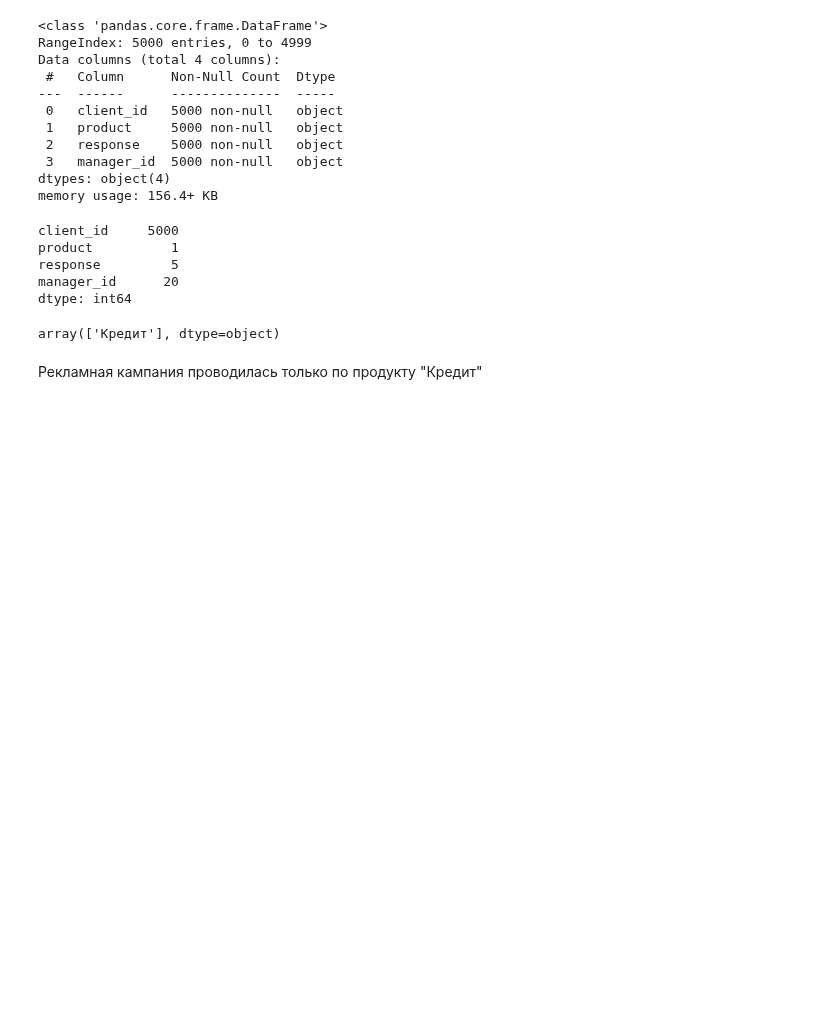
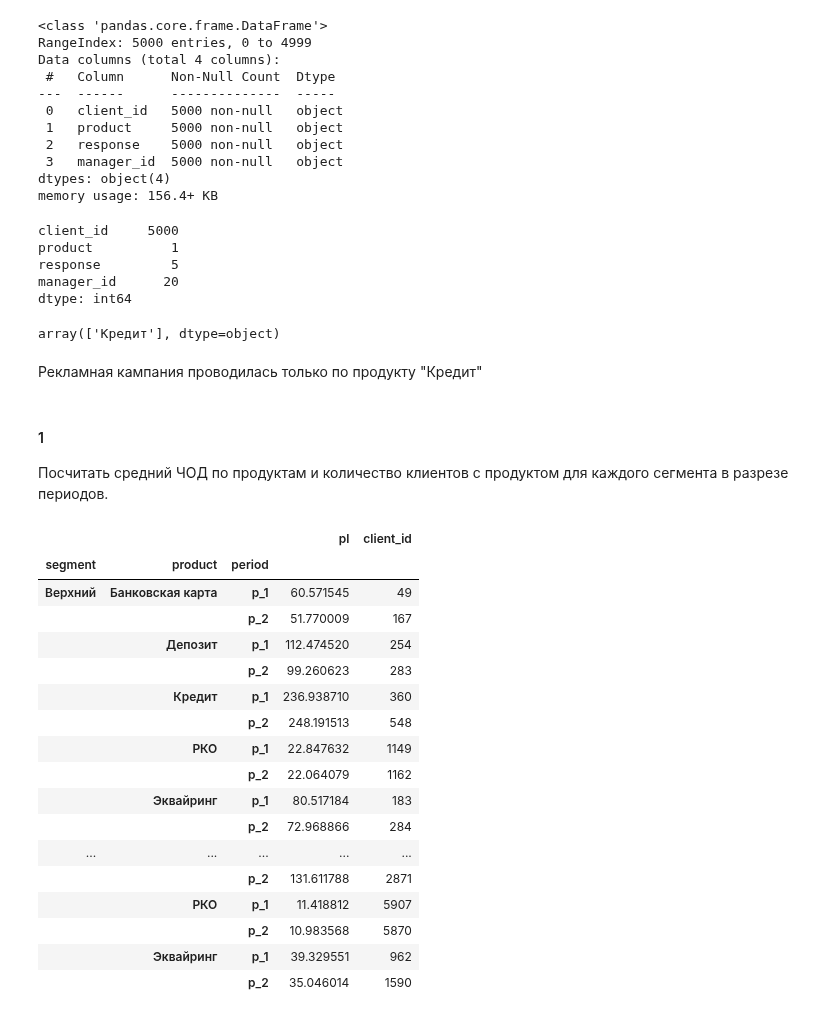
Before and after one commit to gbrs/ipython_notebook_probes, a Jupyter notebook: test_vtb/test_vtb_mine.ipynb, the cells around one changed output. Cells and saved outputs as stored; diff of their text form; code cells hidden in the pictures; blank space fills up the shorter version.

```diff
--- a/test_vtb/test_vtb_mine.ipynb
+++ b/test_vtb/test_vtb_mine.ipynb
@@ -94,3 +88,27 @@ campaign['product'].unique()
 array(['Кредит'], dtype=object)
 # %% [markdown]
 Рекламная кампания проводилась только по продукту "Кредит"
+# %% [markdown]
+#### 1
+Посчитать средний ЧОД по продуктам и количество клиентов с продуктом для каждого сегмента в разрезе периодов.
+# %%
+pl_df.groupby(['segment', 'product', 'period']).agg({'pl': 'mean', 'client_id': 'count'})
+# %% [output]
+|  |  |  | pl | client_id |
+| segment | product | period |  |  |
+| Верхний | Банковская карта | p_1 | 60.571545 | 49 |
+|  |  | p_2 | 51.770009 | 167 |
+|  | Депозит | p_1 | 112.474520 | 254 |
+|  |  | p_2 | 99.260623 | 283 |
+|  | Кредит | p_1 | 236.938710 | 360 |
+|  |  | p_2 | 248.191513 | 548 |
+|  | РКО | p_1 | 22.847632 | 1149 |
+|  |  | p_2 | 22.064079 | 1162 |
+|  | Эквайринг | p_1 | 80.517184 | 183 |
+|  |  | p_2 | 72.968866 | 284 |
+| ... | ... | ... | ... | ... |
+|  |  | p_2 | 131.611788 | 2871 |
+|  | РКО | p_1 | 11.418812 | 5907 |
+|  |  | p_2 | 10.983568 | 5870 |
+|  | Эквайринг | p_1 | 39.329551 | 962 |
+|  |  | p_2 | 35.046014 | 1590 |
```
Also changed, not shown: parts of 10 cells of this notebook, 1 other file.
